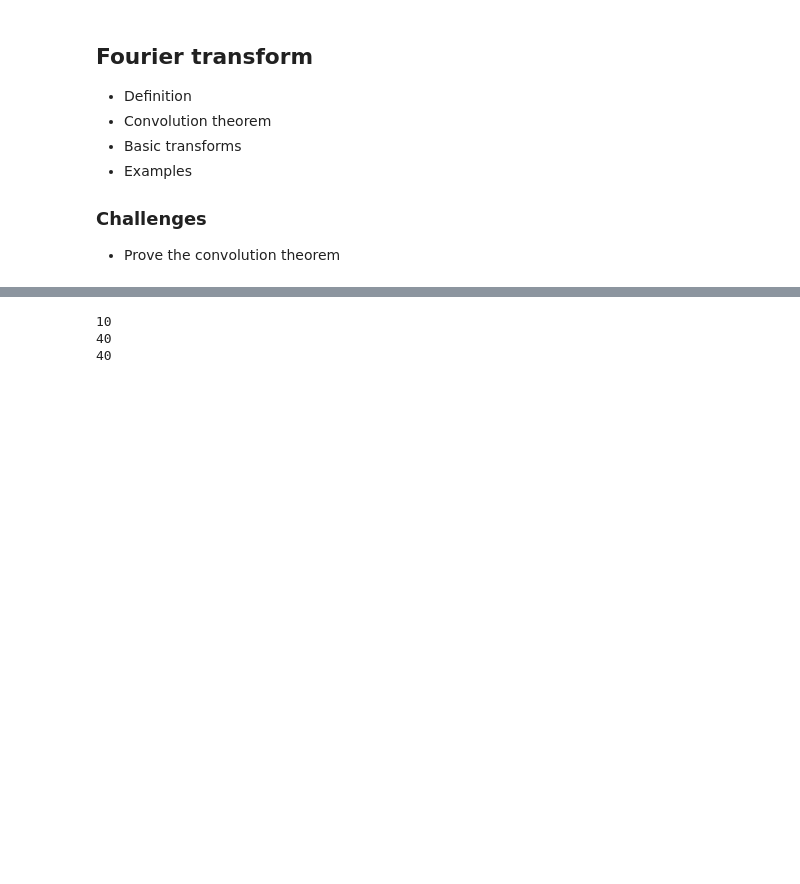
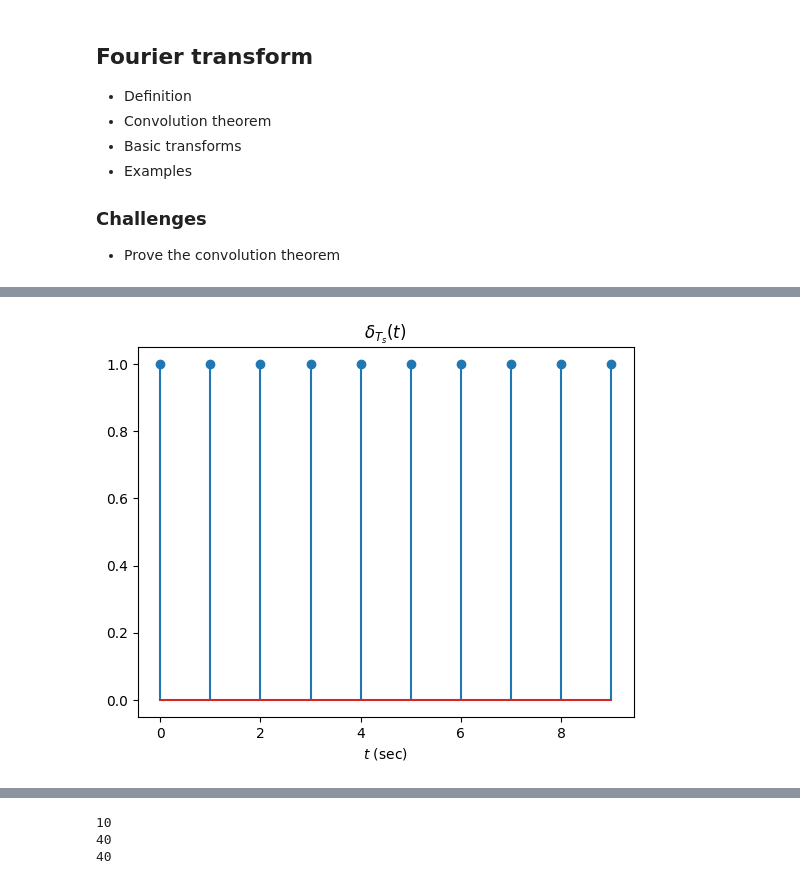
Before and after one commit to austinjtravis/radar_learning, a Jupyter notebook: 0_math_intro/math_refresher.ipynb, the cells around one changed output, grey strips where cells are left out. Saved outputs shown, nothing was run; the diff lists cells and outputs as text; code cells hidden in the pictures; blank space fills up the shorter version.

```diff
--- a/0_math_intro/math_refresher.ipynb
+++ b/0_math_intro/math_refresher.ipynb
@@ -84,0 +98,16 @@ NOTE: When we start dealing with propogating plane waves we will find that plane
+# %%
+import matplotlib.pyplot as plt
+import numpy as np
+T_s = 1
+N = 10
+t = T_s * np.arange(N)
+impulse_train = np.zeros(N)
+impulse_train[::T_s] = 1
+
+plt.figure()
+plt.stem(t, impulse_train)
+plt.title('$\delta_{T_s}(t)$')
+plt.xlabel('$t$ (sec)')
+plt.show()
+# %% [output]
+[figure, added]
```
Also changed, not shown: parts of 6 cells of this notebook.
